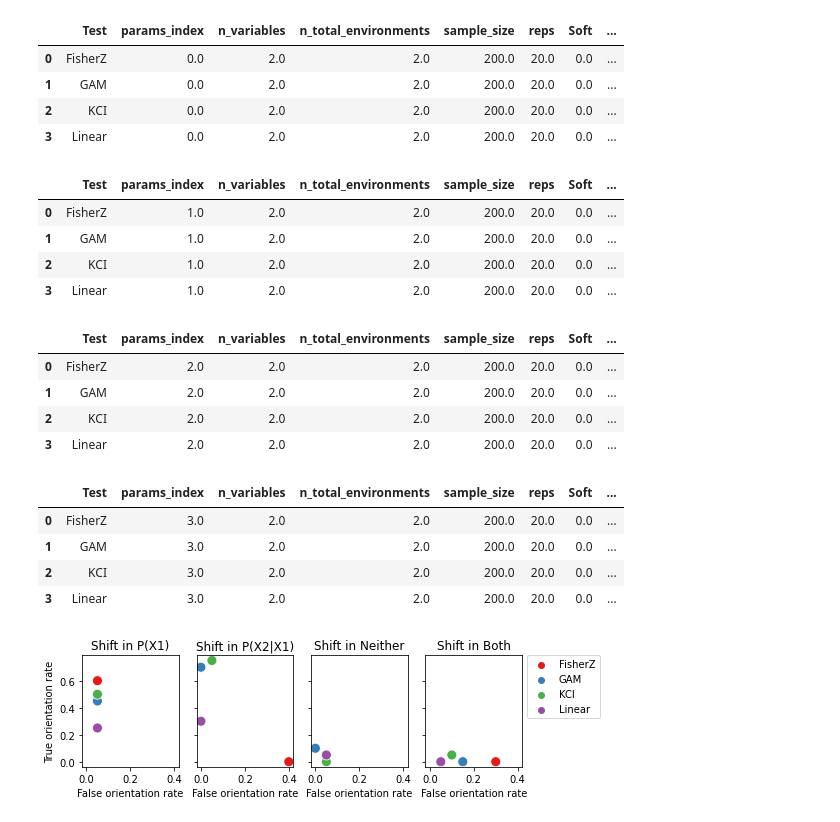
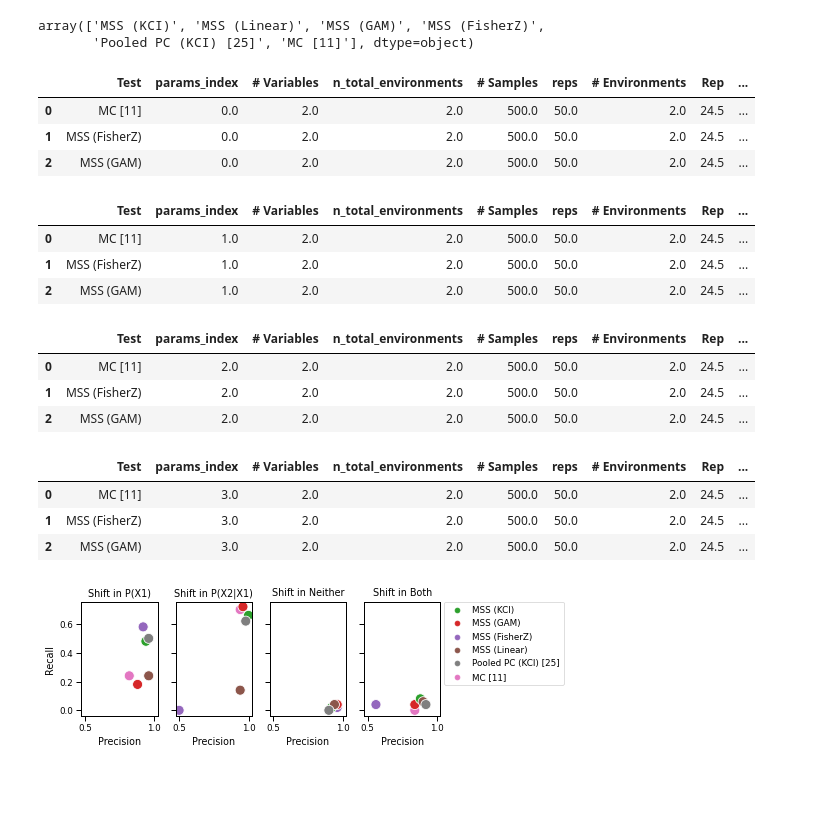
Before and after one commit to rflperry/sparse_shift, a Jupyter notebook: experiments/main_simulations/plot_bivariate_identifiability.ipynb, the cells around one changed output. Drawn from its saved outputs; the diff is of its cells as text; code cells hidden in the pictures; blank space fills up the shorter version.

Commit message:
appendix simulation plots

```diff
--- a/experiments/main_simulations/plot_bivariate_identifiability.ipynb
+++ b/experiments/main_simulations/plot_bivariate_identifiability.ipynb
@@ -5,7 +5,8 @@ import seaborn as sns
 import pandas as pd
 # %%
 EXPERIMENT = 'bivariate_power'
-df = pd.read_csv(f'./results/{EXPERIMENT}_results.csv', sep=', ', engine='python')
+TAG = ''
+df = pd.read_csv(f'./results/{EXPERIMENT}_results{TAG}.csv', sep=', ', engine='python')
 # %%
 plot_df = df
 
@@ -34,60 +54,81 @@ plot_df.rename(
+# %%
+plot_df['Test'].unique()
+# %% [output]
+array(['MSS (KCI)', 'MSS (Linear)', 'MSS (GAM)', 'MSS (FisherZ)',
+       'Pooled PC (KCI) [25]', 'MC [11]'], dtype=object)
 # %%
 intv_targets = ['P(X1)', 'P(X2|X1)', 'Neither', 'Both']
 ax_var = 'intervention_targets'
 
 for targets in intv_targets:
-    display(plot_df[plot_df[ax_var] == targets].groupby('Test').mean().reset_index())
+    display(plot_df[plot_df[ax_var] == targets].groupby('Test').mean().reset_index().head(3))
 # %% [output]
-|  | Test | params_index | n_variables | n_total_environments | sample_size | reps | Soft | ... |
-| 0 | FisherZ | 0.0 | 2.0 | 2.0 | 200.0 | 20.0 | 0.0 | ... |
-| 1 | GAM | 0.0 | 2.0 | 2.0 | 200.0 | 20.0 | 0.0 | ... |
-| 2 | KCI | 0.0 | 2.0 | 2.0 | 200.0 | 20.0 | 0.0 | ... |
-| 3 | Linear | 0.0 | 2.0 | 2.0 | 200.0 | 20.0 | 0.0 | ... |
+|  | Test | params_index | # Variables | n_total_environments | # Samples | reps | # Environments | Rep | ... |
+| 0 | MC [11] | 0.0 | 2.0 | 2.0 | 500.0 | 50.0 | 2.0 | 24.5 | ... |
+| 1 | MSS (FisherZ) | 0.0 | 2.0 | 2.0 | 500.0 | 50.0 | 2.0 | 24.5 | ... |
+| 2 | MSS (GAM) | 0.0 | 2.0 | 2.0 | 500.0 | 50.0 | 2.0 | 24.5 | ... |
-|  | Test | params_index | n_variables | n_total_environments | sample_size | reps | Soft | ... |
-| 0 | FisherZ | 1.0 | 2.0 | 2.0 | 200.0 | 20.0 | 0.0 | ... |
-| 1 | GAM | 1.0 | 2.0 | 2.0 | 200.0 | 20.0 | 0.0 | ... |
-| 2 | KCI | 1.0 | 2.0 | 2.0 | 200.0 | 20.0 | 0.0 | ... |
-| 3 | Linear | 1.0 | 2.0 | 2.0 | 200.0 | 20.0 | 0.0 | ... |
+|  | Test | params_index | # Variables | n_total_environments | # Samples | reps | # Environments | Rep | ... |
+| 0 | MC [11] | 1.0 | 2.0 | 2.0 | 500.0 | 50.0 | 2.0 | 24.5 | ... |
+| 1 | MSS (FisherZ) | 1.0 | 2.0 | 2.0 | 500.0 | 50.0 | 2.0 | 24.5 | ... |
+| 2 | MSS (GAM) | 1.0 | 2.0 | 2.0 | 500.0 | 50.0 | 2.0 | 24.5 | ... |
-|  | Test | params_index | n_variables | n_total_environments | sample_size | reps | Soft | ... |
-| 0 | FisherZ | 2.0 | 2.0 | 2.0 | 200.0 | 20.0 | 0.0 | ... |
-| 1 | GAM | 2.0 | 2.0 | 2.0 | 200.0 | 20.0 | 0.0 | ... |
-| 2 | KCI | 2.0 | 2.0 | 2.0 | 200.0 | 20.0 | 0.0 | ... |
-| 3 | Linear | 2.0 | 2.0 | 2.0 | 200.0 | 20.0 | 0.0 | ... |
+|  | Test | params_index | # Variables | n_total_environments | # Samples | reps | # Environments | Rep | ... |
+| 0 | MC [11] | 2.0 | 2.0 | 2.0 | 500.0 | 50.0 | 2.0 | 24.5 | ... |
+| 1 | MSS (FisherZ) | 2.0 | 2.0 | 2.0 | 500.0 | 50.0 | 2.0 | 24.5 | ... |
+| 2 | MSS (GAM) | 2.0 | 2.0 | 2.0 | 500.0 | 50.0 | 2.0 | 24.5 | ... |
-|  | Test | params_index | n_variables | n_total_environments | sample_size | reps | Soft | ... |
-| 0 | FisherZ | 3.0 | 2.0 | 2.0 | 200.0 | 20.0 | 0.0 | ... |
-| 1 | GAM | 3.0 | 2.0 | 2.0 | 200.0 | 20.0 | 0.0 | ... |
-| 2 | KCI | 3.0 | 2.0 | 2.0 | 200.0 | 20.0 | 0.0 | ... |
-| 3 | Linear | 3.0 | 2.0 | 2.0 | 200.0 | 20.0 | 0.0 | ... |
+|  | Test | params_index | # Variables | n_total_environments | # Samples | reps | # Environments | Rep | ... |
+| 0 | MC [11] | 3.0 | 2.0 | 2.0 | 500.0 | 50.0 | 2.0 | 24.5 | ... |
+| 1 | MSS (FisherZ) | 3.0 | 2.0 | 2.0 | 500.0 | 50.0 | 2.0 | 24.5 | ... |
+| 2 | MSS (GAM) | 3.0 | 2.0 | 2.0 | 500.0 | 50.0 | 2.0 | 24.5 | ... |
 # %%
-fig, axes = plt.subplots(1, 4, sharey=True, sharex=True, figsize=(8, 2.5))
+sns.set_context('paper')
+fig, axes = plt.subplots(1, 4, sharey=True, sharex=True, figsize=(7.5, 2.5))
 
 intv_targets = ['P(X1)', 'P(X2|X1)', 'Neither', 'Both']
 ax_var = 'intervention_targets'
-x_var = 'False orientation rate' # 'Precision'
-y_var = 'True orientation rate'# 'Average precision' #
+x_var = 'Precision' # 'False orientation rate' #
+y_var = 'Recall' # 'True orientation rate'#
 hue = 'Test'
 
 for targets, ax in zip(intv_targets, axes.flatten()):
+    mean_df = plot_df[plot_df[ax_var] == targets].groupby('Test').mean().reset_index()
+    std_df = plot_df[plot_df[ax_var] == targets].groupby('Test')[['Precision', 'Recall']].std().reset_index()
+    std_df.rename(
+        {'Precision': 'Precision std', 'Recall': 'Recall std'}, axis=1
+    )
+
     g = sns.scatterplot(
         data=plot_df[plot_df[ax_var] == targets].groupby('Test').mean().reset_index(),
         x=x_var,
         y=y_var,
         hue=hue,
         ax=ax,
         # markers=['d', 'P', 's'],
-        palette='Set1',
+        palette=[
+            sns.color_palette("tab10")[i]
+            for i in [2, 3, 4, 5, 7, 6] # 3, 4, 5,
+        ],
+        hue_order=[
+            'MSS (KCI)',
+            'MSS (GAM)',
+            'MSS (FisherZ)',
+            'MSS (Linear)',
+            'Pooled PC (KCI) [25]',
+            'MC [11]',
+        ],
         legend='full',
         # alpha=1,
         s=100
     )
     # ax.axvline(0.05, ls=':', c='grey')
     ax.set_title(f'Shift in {targets}')
 
 plt.legend(bbox_to_anchor=(1.05, 1), loc=2, borderaxespad=0.)
 for ax in axes[:-1]:
     ax.get_legend().remove()
+# ax.set_ylim([0, 1])
+# ax.set_xlim([0, 1])
 plt.tight_layout()
 plt.savefig('./figures/bivariate_power_plots.pdf')
 plt.show()
 # %% [output]
-[figure, old version]
+[figure, new version]
```
Also changed, not shown: parts of 1 cell of this notebook, 10 other files.
